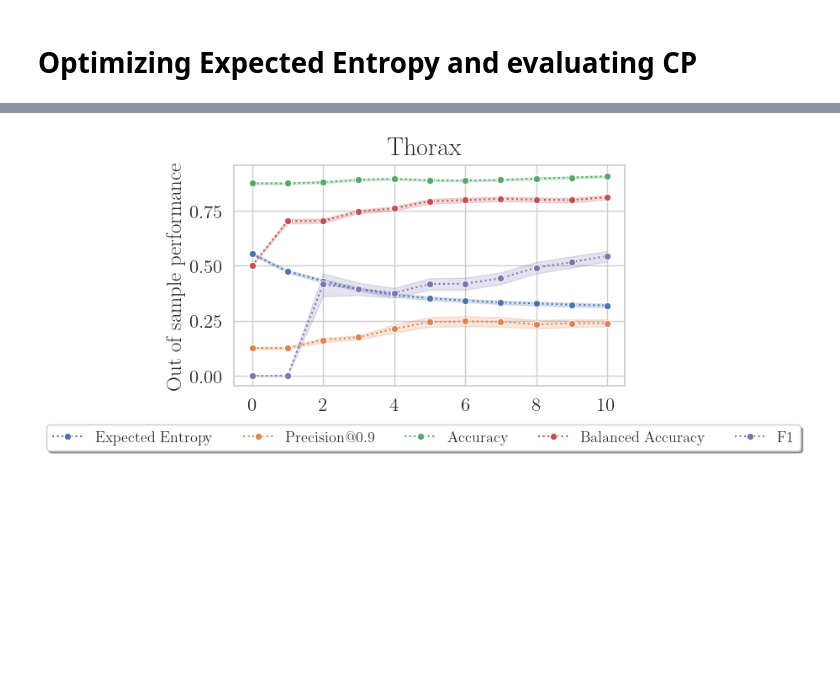
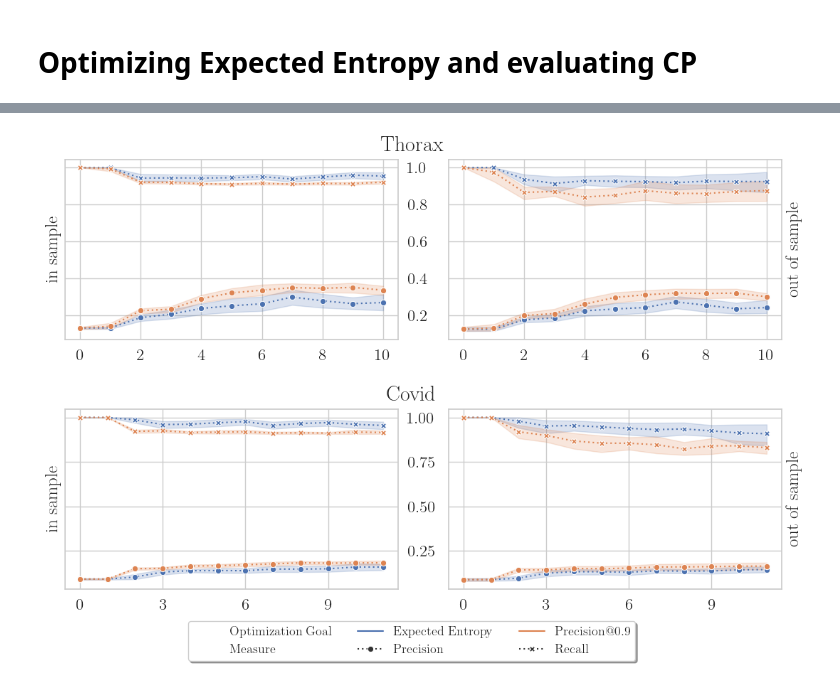
Before and after one commit to TRR318/pub-ijar-learning_cascades, a Jupyter notebook: plots.ipynb, the cells around one changed output, grey strips where cells are left out. Drawn from its saved outputs; the diff is of its cells as text; code cells hidden in the pictures; blank space fills up the shorter version.

Commit message:
changed figure 6

```diff
--- a/plots.ipynb
+++ b/plots.ipynb
@@ -188,21 +159,2 @@ plt.savefig(f"fig/all_opt_method_vs_bacc.pdf", bbox_inches='tight')
 # %% [markdown]
 # Optimizing Expected Entropy and evaluating CP
-# %%
-datasets = ["thorax", "covid"]
-for dataset_name in datasets:
-    fig, axes = plt.subplots(1,2, sharey=True, gridspec_kw=dict(wspace=.15))
-    fig.set_size_inches(13,4)
-    axes = np.ravel(axes)
-
-    results_psl = load_and_prepare_results(dataset_name=dataset_name, methods=["PSL"])
-    hue_order = [l.replace("_train", "").replace("_y_pred","").replace("_y_bal","").replace("_score","") for l in hue_order_train]
-    sns.lineplot(data=results_psl, x="stage", y="balanced_accuracy_score_y_bal_train", hue="psl_optimization_metric", marker="o", linestyle=":", ax=axes[0], hue_order=hue_order)
-    sns.lineplot(data=results_psl, x="stage", y="balanced_accuracy_score_y_bal_test", hue="psl_optimization_metric", marker="o", linestyle=":", ax=axes[1], legend=False,hue_order=hue_order)
-    update_axes_tuple(axes,"Balanced Accuracy")
-
-    handles, labels = axes[0].get_legend_handles_labels()
-    labels = [l.replace("_"," ").replace("constrained precision","Precision@0.9").title() for l in previous_labels]
-
-    fig.legend(handles=handles,labels=labels,loc="upper center", bbox_to_anchor=(0.5, -0.0), fontsize=13, fancybox=True, shadow=True, ncol=5)
-    fig.suptitle(dataset_name.title())
-    fig.savefig(f"fig/{dataset_name}_opt_method_vs_bacc.pdf", bbox_inches='tight')
@@ -245,26 +161,35 @@ plt.savefig(f"fig/all_opt_method_vs_cp.pdf", bbox_inches='tight')
 # %%
-dataset_name =  "thorax"
+datasets = ["thorax", "covid"]
 
 fig = plt.figure()
-fig.set_size_inches(6,3.4)
-#subfigs = fig.subfigures(nrows=len(datasets), ncols=1, hspace=.1)
-fig.suptitle(dataset_name.title())
-ax = fig.subplots(nrows=1, ncols=1)
-metrics = ("expected_entropy" , "accuracy_score_y_pred", "constra" ,"balanced_accuracy_score_y_bal", "f1")
-not_ = ("thresh")
+fig.set_size_inches(13,3.4*len(datasets))
+subfigs = fig.subfigures(nrows=len(datasets), ncols=1, hspace=.07)
 
-results_psl = load_and_prepare_results(dataset_name=dataset_name, methods=["PSL"], opt_crits=["expected_entropy"])
-results_psl = results_psl.melt(id_vars=[ 'fold', 'method', 'score_set', 'stage', 'features', 'scores', 'c_value', 'lookahead',
-   'size_score_set','slim_threshold', 'solution_code',], var_name="metric", value_name="value")
-df = results_psl[results_psl.metric.str.endswith("test")&results_psl.metric.str.startswith(metrics) &~results_psl.metric.str.contains(not_)  ]
-sns.lineplot(data=df, x="stage", y="value", hue="metric", marker="o", linestyle=":", ax=ax, hue_order=hue_order_test)
-ax.set_ylabel("Out of sample performance")
-ax.get_legend().remove()
-ax.set_xlabel("")
+opt_crits = ["expected_entropy", "constrained_precision"]
+metrics = ["precision_score_cp", "recall_score_cp"]
+metrics_precise = [m + "_" + sample for sample in ["train","test"] for m in metrics]
+plot_params= dict(x="stage", y="value", hue="psl_optimization_metric", style="metric", markers=True, dashes=[(1,2)]*len(metrics))
 
-handles, previous_labels = ax.get_legend_handles_labels()
-labels = [l.replace("_y_pred","").replace("_test", "").replace("_y_bal","").replace("_score","").replace("_"," ").replace("constrained precision","Precision@0.9").title() for l in previous_labels]
-fig.legend(handles=handles,labels = labels,loc="upper center", bbox_to_anchor=(0.5, -0.00), fontsize=13, fancybox=True, shadow=True, ncol=5)
-plt.savefig(f"fig/thorax_opt_exp_entr_varios_metrics.pdf", bbox_inches='tight')
+for i,dataset_name in enumerate(datasets):
+    if not hasattr(subfigs, "__len__"):
+        subfigs = [subfigs]
+    subfigs[i].suptitle(dataset_name.title())
+    axes = subfigs[i].subplots(nrows=1, ncols=2, sharey=True, gridspec_kw=dict(wspace=.15))
+    results_psl = load_and_prepare_results(dataset_name=dataset_name, methods=["PSL"], opt_crits=opt_crits)
+    results_psl = results_psl.melt(id_vars=['fold', 'method',  'stage', "psl_optimization_metric"], value_vars=metrics_precise, var_name="metric", value_name="value")
+
+    sns.lineplot(data=results_psl[results_psl.metric.str.endswith("train")], **plot_params, ax=axes[0])
+    sns.lineplot(data=results_psl[results_psl.metric.str.endswith("test")], **plot_params, ax=axes[1], legend=False)
+    update_axes_tuple(axes, "")
+
+handle_label_pairs = list(zip(*axes[0].get_legend_handles_labels()))
+# reshape
+[handle_label_pairs.insert(3,(Patch(visible=False),"")) for _ in range(len(metrics)-len(opt_crits))]
+handle_label_pairs = np.array(handle_label_pairs)
+handles, labels = zip(*np.transpose(handle_label_pairs.reshape(2,-1,2), axes=[1,0,2]).reshape(-1,2).tolist())
+labels = [l.replace("psl_optimization_metric","optimization_goal").replace("metric","measure").replace("_cp","").replace("_score","").replace("_train","").replace("_"," ").replace("constrained precision","Precision@0.9").title() for l in labels]
+fig.legend(handles=handles,labels = labels,loc="upper center", bbox_to_anchor=(0.5, -0.), fontsize=13, fancybox=True, shadow=True, ncols=len(metrics)+1)
+#fig.suptitle(f"Optimized for expected entropy: {dataset_name}")
+plt.savefig(f"fig/optcp_optee_various_metrics.pdf", bbox_inches='tight')
 # %% [output]
-[figure, old version]
+[figure, new version]
```
Also changed, not shown: parts of 7 cells of this notebook, 20 other files.
